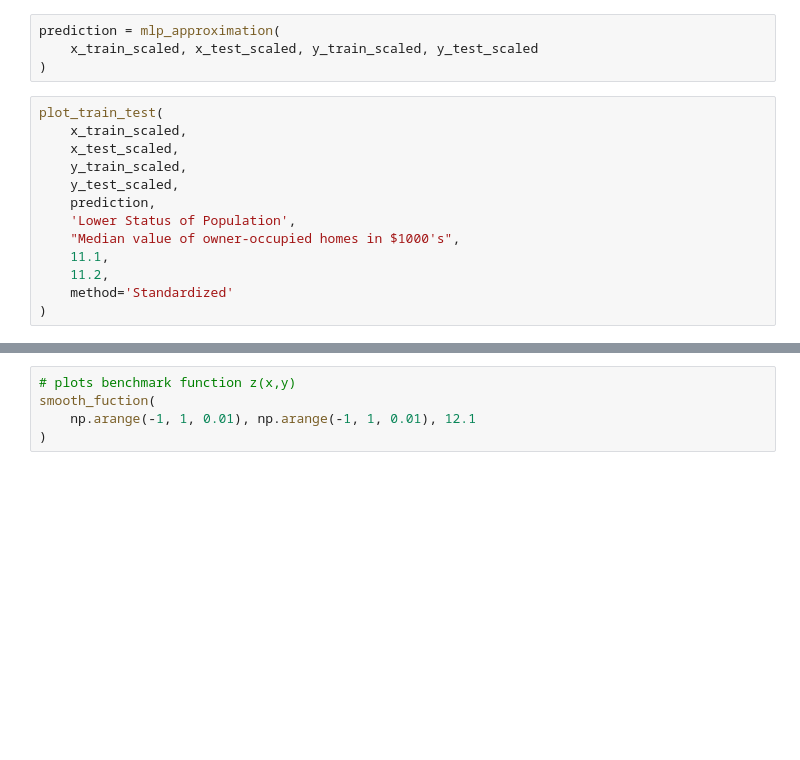
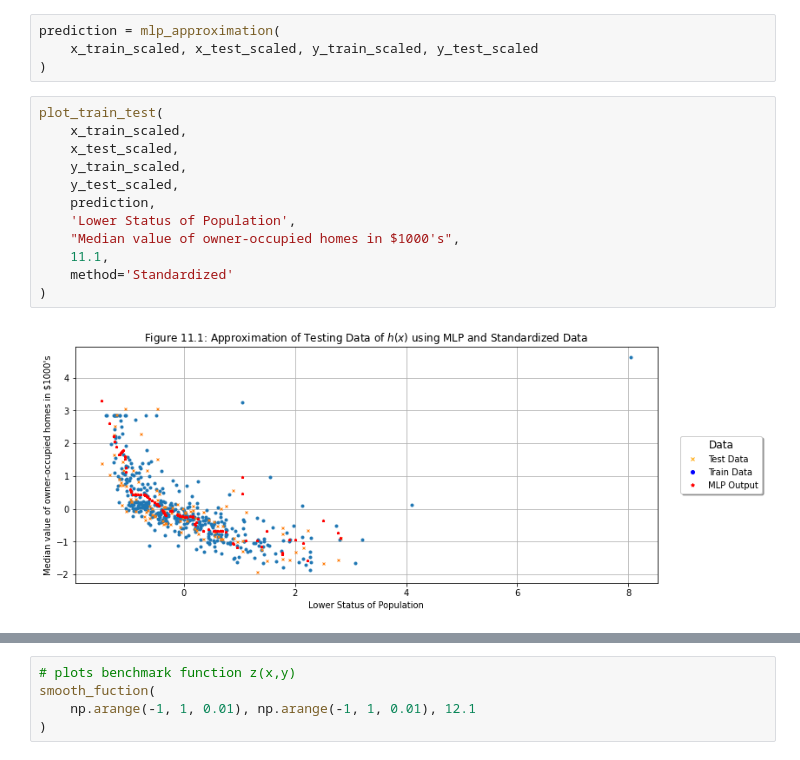
Before and after one commit to ArbiKodraj/Final_Project, a Jupyter notebook: FunctionApproximation.ipynb, the cells around one changed output, grey strips where cells are left out. Drawn from its saved outputs; the diff is of its cells as text; blank space fills up the shorter version.

```diff
--- a/FunctionApproximation.ipynb
+++ b/FunctionApproximation.ipynb
@@ -623,16 +649,17 @@ prediction = mlp_approximation(
 # %%
 plot_train_test(
     x_train_scaled,
     x_test_scaled,
     y_train_scaled,
     y_test_scaled,
     prediction,
     'Lower Status of Population',
     "Median value of owner-occupied homes in $1000's",
     11.1,
-    11.2,
     method='Standardized'
 )
+# %% [output]
+[figure, added]
 # %%
 prediction_report(
     N_iter,
```
Also changed, not shown: parts of 28 cells of this notebook, 4 other files.
